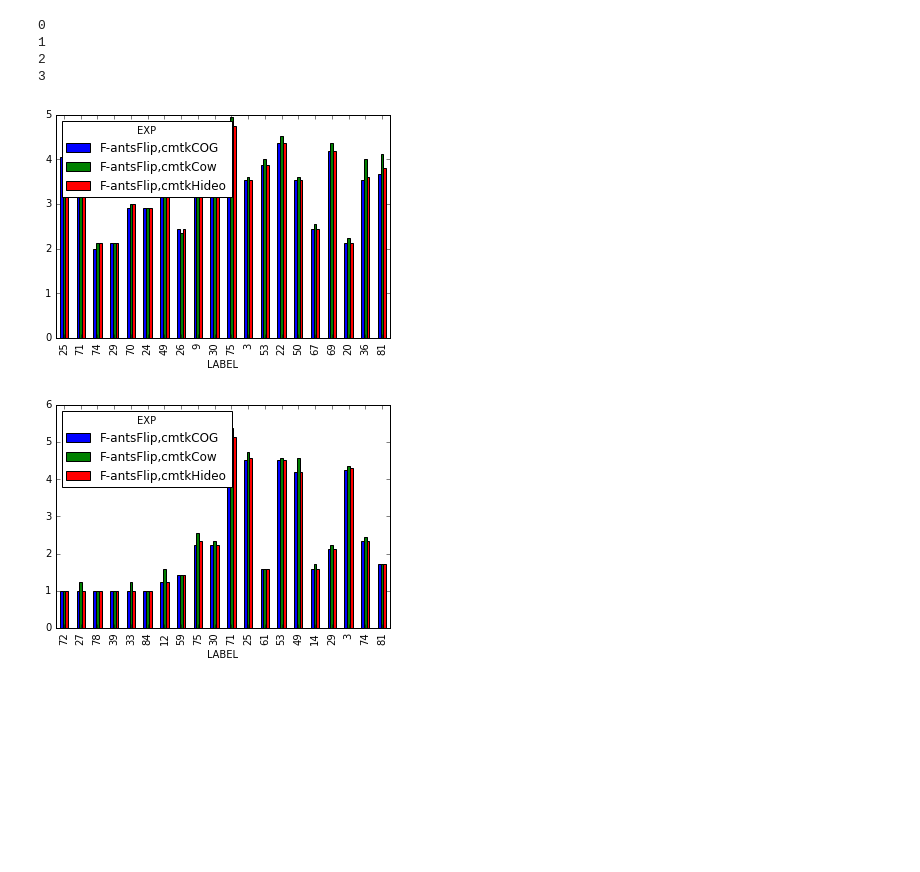
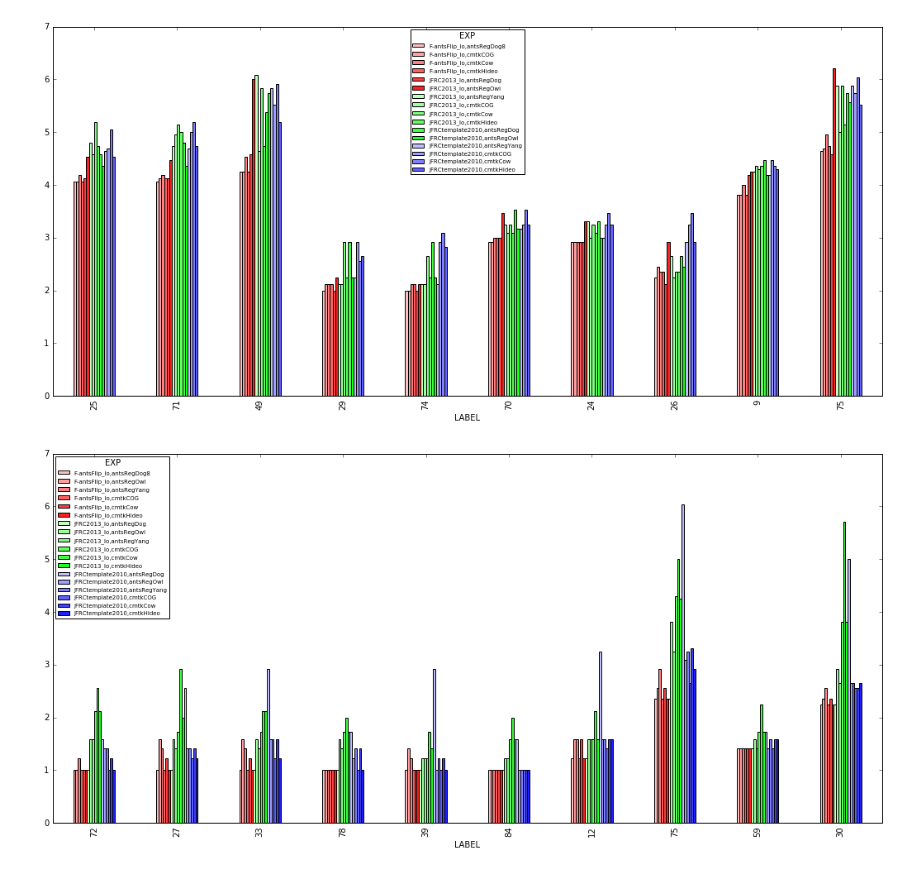
Before and after one commit to saalfeldlab/template-building, a Jupyter notebook: python/labelwise_skeleton_distance_analysis.ipynb, the cells around one changed output. Cells and saved outputs as stored; diff of their text form; code cells hidden in the pictures; blank space fills up the shorter version.

Commit message:
nicer colors in plots, more exps

```diff
--- a/python/labelwise_skeleton_distance_analysis.ipynb
+++ b/python/labelwise_skeleton_distance_analysis.ipynb
@@ -65,8 +68,10 @@ base_dir = '/nrs/saalfeld/john/projects/flyChemStainAtlas/all_evals'
 # templates = ['JFRCtemplate2010']
 # reg_methods = [ 'cmtkCow', 'cmtkCOG', 'antsRegYang' ]
 
-templates = ['F-antsFlip']
-reg_methods = [ 'cmtkCow', 'cmtkCOG', 'cmtkHideo' ]
+templates = ['JFRCtemplate2010', 'JFRC2013_lo', 'F-antsFlip_lo']
+# reg_methods = [ 'cmtkCow', 'cmtkCOG', 'cmtkHideo' ]
+# reg_methods = [ 'antsRegOwl', 'antsRegDog', 'antsRegYang' ]
+reg_methods = [ 'cmtkCow', 'cmtkCOG', 'cmtkHideo', 'antsRegOwl', 'antsRegDog', 'antsRegYang' ]
 # %%
 # parse all data into a data frame
 
@@ -80,12 +85,16 @@ for template,reg in itertools.product( templates, reg_methods ):
 
     exp_dir = join( base_dir, template, reg )
 #     print exp_dir
-    expname = readlines( join(exp_dir,'name'))[0]
+    name_f = join(exp_dir,'name')
+    if os.path.isfile( name_f ):
+        expname = readlines( join(exp_dir,'name'))[0]
+    else:
+        expname = '{},{}'.format(template,reg)
+
 #     print expname
-
     for line in [0,1,2,3]:
         eval_dir=join(exp_dir,'evalComp')
-
+#         print eval_dir
         # Read label stats
         statFile = '{}/stats{}.txt'.format(eval_dir,line)
         stat_lines = readlines( statFile )
@@ -128,22 +134,41 @@ line_label_avgs = gb_line_label.mean().sort_values('VALUE', ascending=False)
+# %%
+
+# Figure out colors
+colorsys.hsv_to_rgb( 0.5, 0.5, 0.4 )
+gc = (0.2,1.0,0.2)
+kc = (0.0,0.0,0.0)
+yc = (0.7,0.7,0.0)
+
+numTemplates = 3
+numRegalgs = 6
+
+plot_colors = []
+
+for ti,ai in itertools.product( range(numTemplates), range(numRegalgs)):
+#     print ti,ai
+    plot_colors += [ colorsys.hsv_to_rgb( float(ti)/numTemplates, 0.25 + 0.75*float(ai)/numRegalgs, 1.0  )]
 # %%
 # For each line, plot the median distance over templates/regMethod
 
 # Only plot for the top N labels
-N = 20
+N = 10
 line = 0
 # fig, axs = plt.subplots(1,4)
+
+plt.rc('legend',fontsize=7) # using a size in points
 
 for line in [0,1,2,3]:
     #     print line
     # Get the top N labels for this line
     l = line_label_avgs[ (line_label_avgs.LINE == line ) & (line_label_avgs.LABEL > 0) ].head( N ).LABEL
     med_df = dist_df[(dist_df.STAT == 'MEDIAN') & (dist_df.LINE == line) & (dist_df.LABEL > 0) ]
     med_df_piv = med_df[['EXP','LABEL','VALUE']].pivot( index='LABEL', columns='EXP', values='VALUE' )
-    med_df_piv.loc[ l ].plot.bar()
+#     med_df_piv.loc[ l ].plot.bar( color=['g','g','g','k','k','k','y','y','y'])
+#     med_df_piv.loc[ l ].plot.bar( color=[gc,gc,gc,kc,kc,kc,yc,yc,yc])
+    med_df_piv.loc[ l ].plot.bar( color=plot_colors )
+
+    fig = plt.gcf()
+    a = fig.set_size_inches( 18, 8 )
 # %% [output]
-0
-1
-2
-3
-[figure, old version]
+[figure, new version]
-[figure, old version]
+[figure, new version]
```
Also changed, not shown: parts of 4 cells of this notebook.
